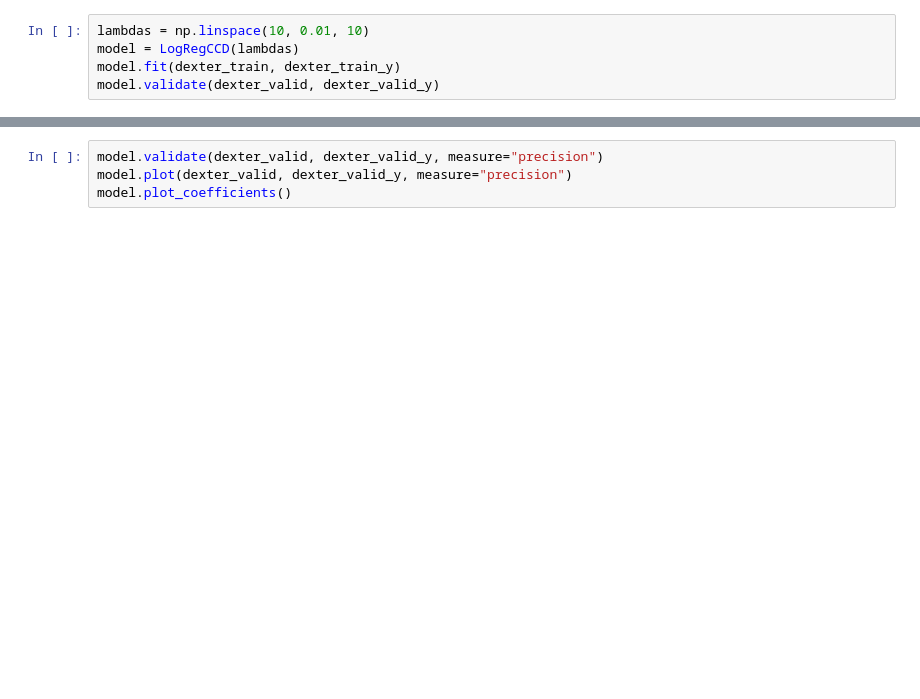
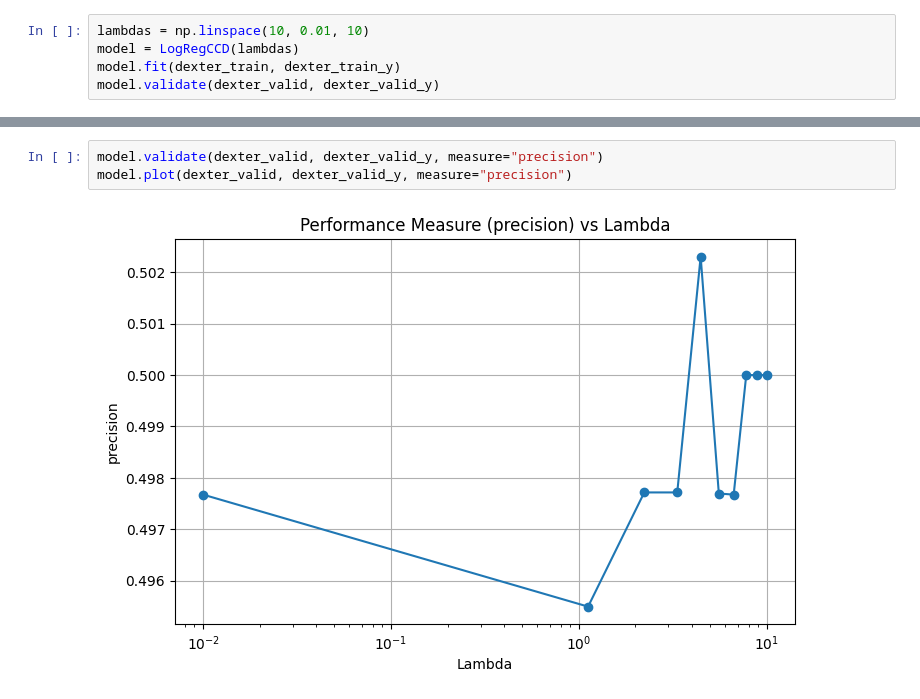
Before and after one commit to mouradianelen/LogRegCCD, a Jupyter notebook: dexter_notebook.ipynb, the cells around one changed output, grey strips where cells are left out. Drawn from its saved outputs; the diff is of its cells as text; blank space fills up the shorter version.

```diff
--- a/dexter_notebook.ipynb
+++ b/dexter_notebook.ipynb
@@ -47,7 +57,8 @@ model.plot_coefficients()
 # %%
 model.validate(dexter_valid, dexter_valid_y, measure="precision")
 model.plot(dexter_valid, dexter_valid_y, measure="precision")
-model.plot_coefficients()
+# %% [output]
+[figure, added]
 # %%
 model.validate(dexter_valid, dexter_valid_y, measure="f_measure")
 model.plot(dexter_valid, dexter_valid_y, measure="f_measure")
```
Also changed, not shown: parts of 14 cells of this notebook, 18 other files.
